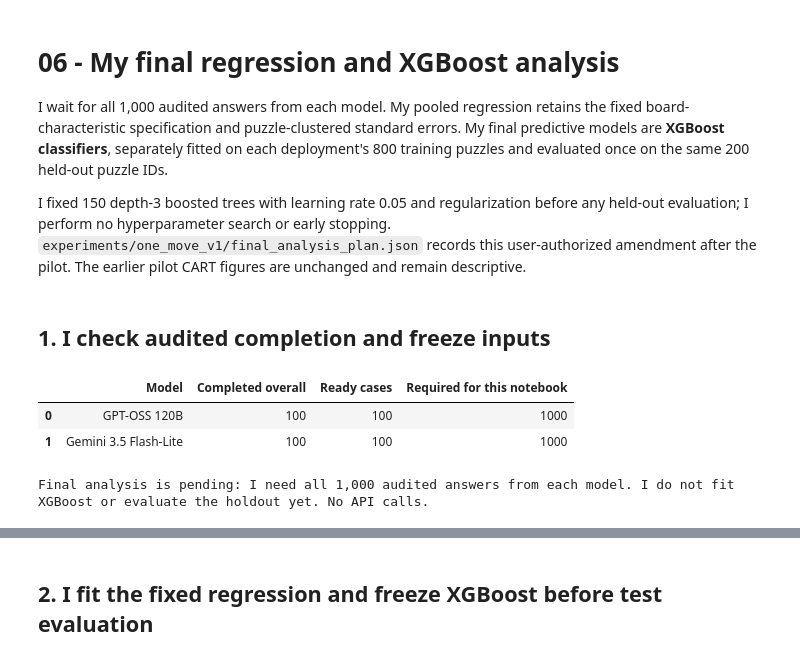
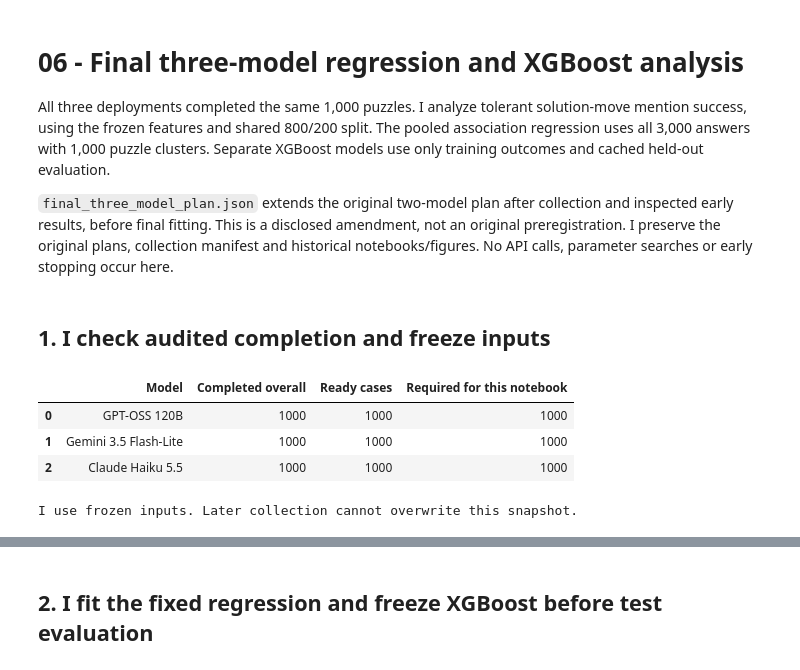
Before and after one commit to lev1denison/LLM_Chess_Comparison, a Jupyter notebook: notebooks/06_final_analysis.ipynb, the cells around one changed output, grey strips where cells are left out. Saved outputs shown, nothing was run; the diff lists cells and outputs as text; code cells hidden in the pictures.

```diff
--- a/notebooks/06_final_analysis.ipynb
+++ b/notebooks/06_final_analysis.ipynb
@@ -1,6 +1,6 @@
 # %% [markdown]
-# 06 - My final regression and XGBoost analysis
+# 06 - Final three-model regression and XGBoost analysis
 
-I wait for all 1,000 audited answers from each model. My pooled regression retains the fixed board-characteristic specification and puzzle-clustered standard errors. My final predictive models are **XGBoost classifiers**, separately fitted on each deployment's 800 training puzzles and evaluated once on the same 200 held-out puzzle IDs.
+All three deployments completed the same 1,000 puzzles. I analyze tolerant solution-move mention success, using the frozen features and shared 800/200 split. The pooled association regression uses all 3,000 answers with 1,000 puzzle clusters. Separate XGBoost models use only training outcomes and cached held-out evaluation.
 
-I fixed 150 depth-3 boosted trees with learning rate 0.05 and regularization before any held-out evaluation; I perform no hyperparameter search or early stopping. `experiments/one_move_v1/final_analysis_plan.json` records this user-authorized amendment after the pilot. The earlier pilot CART figures are unchanged and remain descriptive.
+`final_three_model_plan.json` extends the original two-model plan after collection and inspected early results, before final fitting. This is a disclosed amendment, not an original preregistration. I preserve the original plans, collection manifest and historical notebooks/figures. No API calls, parameter searches or early stopping occur here.
@@ -25,7 +33,9 @@ import joblib, nbformat
 from IPython.display import display
 ROOT=next(p for p in [Path.cwd(),*Path.cwd().parents] if (p/'experiments/one_move_v1/config.json').exists())
 BASE=ROOT/'data/experiments/one_move_v1';CFG=ROOT/'experiments/one_move_v1'
-CONFIG=json.loads((CFG/'config.json').read_text());PLAN=json.loads((CFG/'final_analysis_plan.json').read_text())
+CONFIG=json.loads((CFG/'config.json').read_text());PLAN=json.loads((CFG/'final_three_model_plan.json').read_text())
+CONFIG['models']['claude_haiku']=json.loads((CFG/'claude_pilot.json').read_text())['model_spec']
+assert list(CONFIG['models'])==PLAN['models']
 assert xgboost.__version__==PLAN['xgboost_version'], 'Use the pinned XGBoost version.'
 PREP=json.loads((BASE/'preparation.json').read_text());RECIPE=json.loads((BASE/'feature_recipe.json').read_text())
 OUT=ROOT/'data/analysis/one_move_v1'/MODE;OUT.mkdir(parents=True,exist_ok=True)
@@ -38,7 +48,11 @@ def code_sha(name):
     return hashlib.sha256('\n\n'.join(c.source for c in n.cells if c.cell_type=='code' and 'run_control' not in c.metadata.get('tags',[])).encode()).hexdigest()
 manifest=json.loads((BASE/'manifest.json').read_text())
 for key,f in [('config_sha256','config.json'),('plan_sha256','analysis_plan.json'),('final_plan_sha256','final_analysis_plan.json'),('prompt_sha256','prompt.txt')]:assert sha(CFG/f)==manifest[key]
-for key,f in [('collection_code_sha256','04_collect_answers.ipynb'),('analysis_code_sha256','06_final_analysis.ipynb'),('preparation_code_sha256','03_prepare_study.ipynb'),('early_code_sha256','05_early_results.ipynb')]:assert code_sha(f)==manifest[key]
+for key,f in [('collection_code_sha256','04_collect_answers.ipynb'),('preparation_code_sha256','03_prepare_study.ipynb'),('early_code_sha256','05_early_results.ipynb')]:assert code_sha(f)==manifest[key]
+binding=json.loads((CFG/'final_three_model_binding.json').read_text())
+assert binding['code_sha256']==code_sha(BOOK)
+assert binding['plan_sha256']==sha(CFG/'final_three_model_plan.json')
+assert binding['original_manifest_sha256']==sha(BASE/'manifest.json')
 assert sha(BASE/'puzzles.csv')==PREP['sample_sha256'] and sha(BASE/'analysis_features.csv')==PREP['feature_sha256']
 assert sha(BASE/'feature_recipe.json')==PREP['recipe_sha256']
 features=pd.read_csv(BASE/'analysis_features.csv',dtype={'puzzle_id':str})
@@ -59,36 +73,37 @@ for name,spec in CONFIG['models'].items():
         cols=['puzzle_id','status','success','failure_type','answer','returned_model','trial_id']
         data=selected.merge(result[cols],on='puzzle_id',validate='one_to_one')
         complete=int(result.status.eq('completed').sum());target_complete=int(data.status.eq('completed').sum())
         if target_complete==TARGET:
             assert data.success.isin([0,1]).all()
             if MODE=='early':assert data.split.eq('train').all()
             frames[name]=data
             metadata[name]={'source_results_sha256':sha(path),'audit_sha256':sha(folder/'audit.json'),'n':len(data)}
     progress.append({'Model':spec['label'],'Completed overall':complete,'Ready cases':target_complete,'Required for this notebook':TARGET})
 display(pd.DataFrame(progress))
-READY=len(frames)==2
+READY=len(frames)==len(PLAN['models'])
 if not READY:
     save(OUT/'status.json',{'status':'waiting_for_both_pilots' if MODE=='early' else 'waiting_for_complete_collection','models':progress,'new_api_requests':0,'fits_created':False,'heldout_evaluation_performed':False})
     print('Final analysis is pending: I need all 1,000 audited answers from each model. I do not fit XGBoost or evaluate the holdout yet. No API calls.')
 if READY:
     snap_path=OUT/'snapshot.json'
     if not snap_path.exists():
         for name,d in frames.items():
             d.to_csv(OUT/(name+'_inputs.csv'),index=False)
             metadata[name]['inputs_sha256']=sha(OUT/(name+'_inputs.csv'))
         snapshot={'mode':MODE,'created_utc':datetime.now(timezone.utc).isoformat(),'sample_sha256':PREP['sample_sha256'],
-                  'feature_sha256':PREP['feature_sha256'],'plan_sha256':sha(CFG/'final_analysis_plan.json'),'code_sha256':code_sha(BOOK),'models':metadata}
+                  'feature_sha256':PREP['feature_sha256'],'plan_sha256':sha(CFG/'final_three_model_plan.json'),'code_sha256':code_sha(BOOK),'models':metadata}
         save(snap_path,snapshot)
     else:snapshot=json.loads(snap_path.read_text())
-    assert snapshot['plan_sha256']==sha(CFG/'final_analysis_plan.json') and snapshot['code_sha256']==code_sha(BOOK)
+    assert snapshot['plan_sha256']==sha(CFG/'final_three_model_plan.json') and snapshot['code_sha256']==code_sha(BOOK)
     assert snapshot['sample_sha256']==PREP['sample_sha256'] and snapshot['feature_sha256']==PREP['feature_sha256']
     for name in CONFIG['models']:
         p=OUT/(name+'_inputs.csv');assert sha(p)==snapshot['models'][name]['inputs_sha256']
         frames[name]=pd.read_csv(p,dtype={'puzzle_id':str})
         if MODE=='early':assert frames[name].split.eq('train').all()
     print('I use frozen inputs. Later collection cannot overwrite this snapshot.')
 # %% [output]
 |  | Model | Completed overall | Ready cases | Required for this notebook |
-| 0 | GPT-OSS 120B | 100 | 100 | 1000 |
-| 1 | Gemini 3.5 Flash-Lite | 100 | 100 | 1000 |
+| 0 | GPT-OSS 120B | 1000 | 1000 | 1000 |
+| 1 | Gemini 3.5 Flash-Lite | 1000 | 1000 | 1000 |
+| 2 | Claude Haiku 5.5 | 1000 | 1000 | 1000 |
-Final analysis is pending: I need all 1,000 audited answers from each model. I do not fit XGBoost or evaluate the holdout yet. No API calls.
+I use frozen inputs. Later collection cannot overwrite this snapshot.
```
Also changed, not shown: parts of 8 cells of this notebook, 36 other files.
